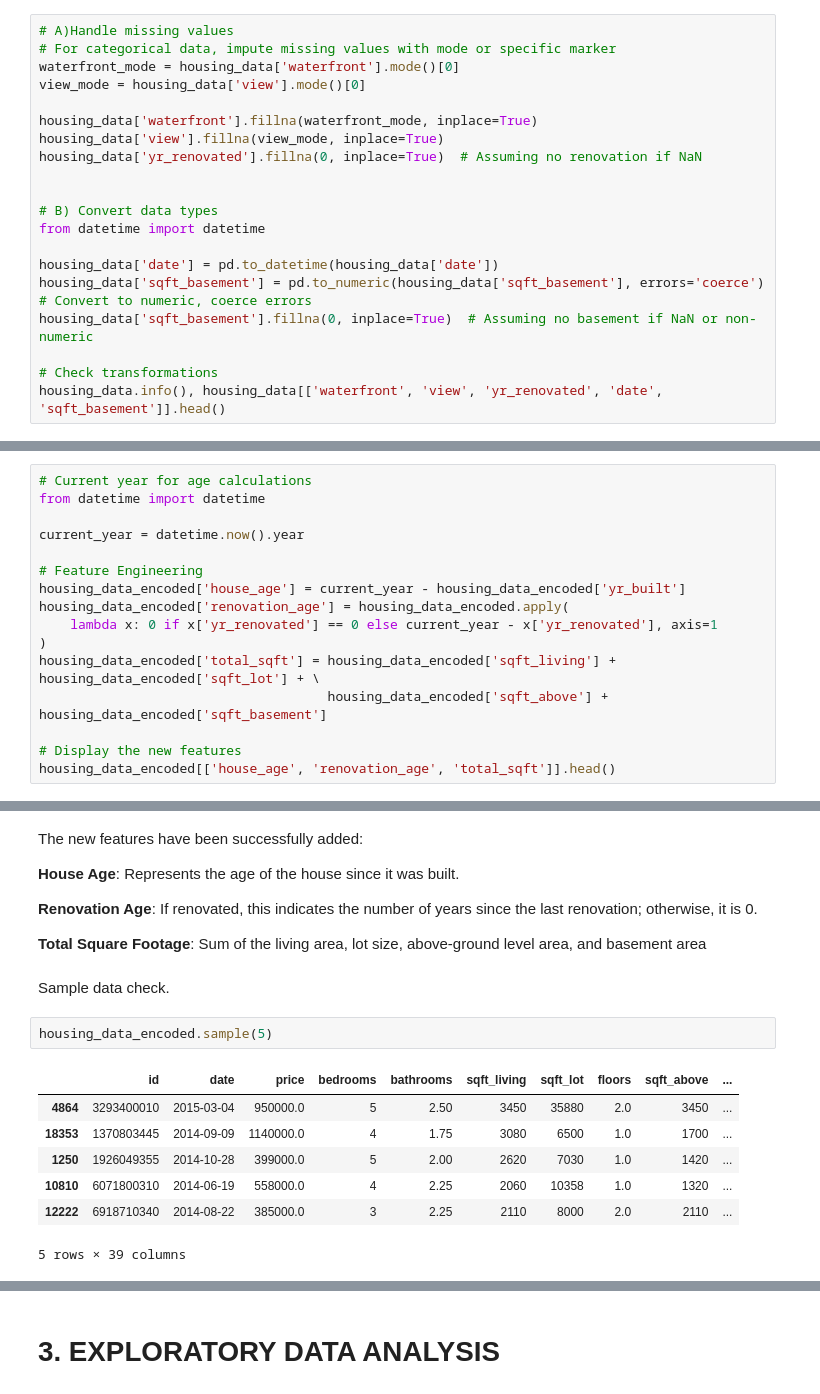
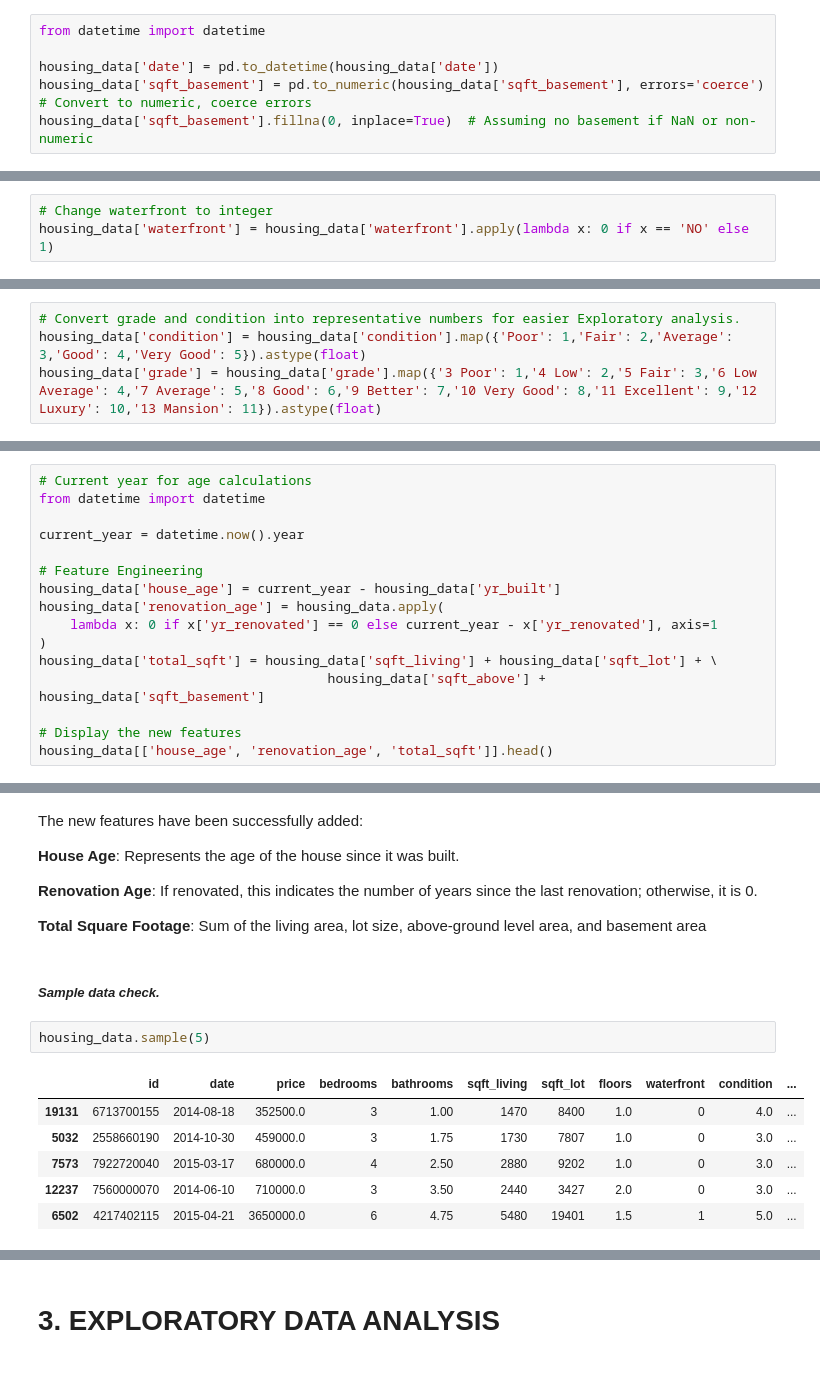
Before and after one commit to winnycodegurl/dsc-phase-2-projectgroup4, a Jupyter notebook: student.ipynb, the cells around one changed output, grey strips where cells are left out. Drawn from its saved outputs; the diff is of its cells as text.

```diff
--- a/student.ipynb
+++ b/student.ipynb
@@ -292,20 +393,6 @@ This approach avoids any ordinal implications that could mislead the model.
 # %%
-# A)Handle missing values
-# For categorical data, impute missing values with mode or specific marker
-waterfront_mode = housing_data['waterfront'].mode()[0]
-view_mode = housing_data['view'].mode()[0]
-
-housing_data['waterfront'].fillna(waterfront_mode, inplace=True)
-housing_data['view'].fillna(view_mode, inplace=True)
-housing_data['yr_renovated'].fillna(0, inplace=True)  # Assuming no renovation if NaN
-
-
-# B) Convert data types
 from datetime import datetime
 
 housing_data['date'] = pd.to_datetime(housing_data['date'])
 housing_data['sqft_basement'] = pd.to_numeric(housing_data['sqft_basement'], errors='coerce')  # Convert to numeric, coerce errors
 housing_data['sqft_basement'].fillna(0, inplace=True)  # Assuming no basement if NaN or non-numeric
-
-# Check transformations
-housing_data.info(), housing_data[['waterfront', 'view', 'yr_renovated', 'date', 'sqft_basement']].head()
@@ -392,0 +399,3 @@ The categorical variables have been successfully encoded using one-hot encoding.
+# %%
+# Change waterfront to integer
+housing_data['waterfront'] = housing_data['waterfront'].apply(lambda x: 0 if x == 'NO' else 1)
@@ -392,0 +415,4 @@ The categorical variables have been successfully encoded using one-hot encoding.
+# %%
+# Convert grade and condition into representative numbers for easier Exploratory analysis.
+housing_data['condition'] = housing_data['condition'].map({'Poor': 1,'Fair': 2,'Average': 3,'Good': 4,'Very Good': 5}).astype(float)
+housing_data['grade'] = housing_data['grade'].map({'3 Poor': 1,'4 Low': 2,'5 Fair': 3,'6 Low Average': 4,'7 Average': 5,'8 Good': 6,'9 Better': 7,'10 Very Good': 8,'11 Excellent': 9,'12 Luxury': 10,'13 Mansion': 11}).astype(float)
@@ -409,15 +464,15 @@ from datetime import datetime
 current_year = datetime.now().year
 
 # Feature Engineering
-housing_data_encoded['house_age'] = current_year - housing_data_encoded['yr_built']
-housing_data_encoded['renovation_age'] = housing_data_encoded.apply(
+housing_data['house_age'] = current_year - housing_data['yr_built']
+housing_data['renovation_age'] = housing_data.apply(
     lambda x: 0 if x['yr_renovated'] == 0 else current_year - x['yr_renovated'], axis=1
 )
-housing_data_encoded['total_sqft'] = housing_data_encoded['sqft_living'] + housing_data_encoded['sqft_lot'] + \
-                                     housing_data_encoded['sqft_above'] + housing_data_encoded['sqft_basement']
+housing_data['total_sqft'] = housing_data['sqft_living'] + housing_data['sqft_lot'] + \
+                                     housing_data['sqft_above'] + housing_data['sqft_basement']
 
 # Display the new features
-housing_data_encoded[['house_age', 'renovation_age', 'total_sqft']].head()
+housing_data[['house_age', 'renovation_age', 'total_sqft']].head()
 # %% [output]
 |  | house_age | renovation_age | total_sqft |
 | 0 | 69 | 0.0 | 8010.0 |
@@ -434,15 +489,14 @@ The new features have been successfully added:
 
 **Total Square Footage**: Sum of the living area, lot size, above-ground level area, and basement area
 # %% [markdown]
-Sample data check.
+##### *Sample data check.*
 # %%
-housing_data_encoded.sample(5)
+housing_data.sample(5)
 # %% [output]
-|  | id | date | price | bedrooms | bathrooms | sqft_living | sqft_lot | floors | sqft_above | ... |
-| 4864 | 3293400010 | 2015-03-04 | 950000.0 | 5 | 2.50 | 3450 | 35880 | 2.0 | 3450 | ... |
-| 18353 | 1370803445 | 2014-09-09 | 1140000.0 | 4 | 1.75 | 3080 | 6500 | 1.0 | 1700 | ... |
-| 1250 | 1926049355 | 2014-10-28 | 399000.0 | 5 | 2.00 | 2620 | 7030 | 1.0 | 1420 | ... |
-| 10810 | 6071800310 | 2014-06-19 | 558000.0 | 4 | 2.25 | 2060 | 10358 | 1.0 | 1320 | ... |
-| 12222 | 6918710340 | 2014-08-22 | 385000.0 | 3 | 2.25 | 2110 | 8000 | 2.0 | 2110 | ... |
+|  | id | date | price | bedrooms | bathrooms | sqft_living | sqft_lot | floors | waterfront | condition | ... |
+| 19131 | 6713700155 | 2014-08-18 | 352500.0 | 3 | 1.00 | 1470 | 8400 | 1.0 | 0 | 4.0 | ... |
+| 5032 | 2558660190 | 2014-10-30 | 459000.0 | 3 | 1.75 | 1730 | 7807 | 1.0 | 0 | 3.0 | ... |
+| 7573 | 7922720040 | 2015-03-17 | 680000.0 | 4 | 2.50 | 2880 | 9202 | 1.0 | 0 | 3.0 | ... |
+| 12237 | 7560000070 | 2014-06-10 | 710000.0 | 3 | 3.50 | 2440 | 3427 | 2.0 | 0 | 3.0 | ... |
+| 6502 | 4217402115 | 2015-04-21 | 3650000.0 | 6 | 4.75 | 5480 | 19401 | 1.5 | 1 | 5.0 | ... |
-5 rows × 39 columns
 # %%
```
Also changed, not shown: parts of 57 cells of this notebook.
